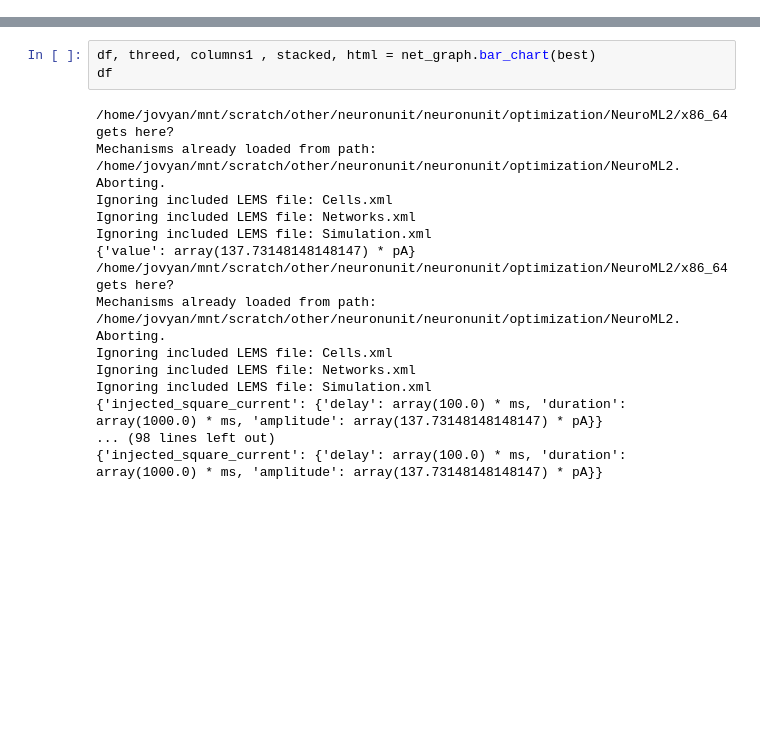
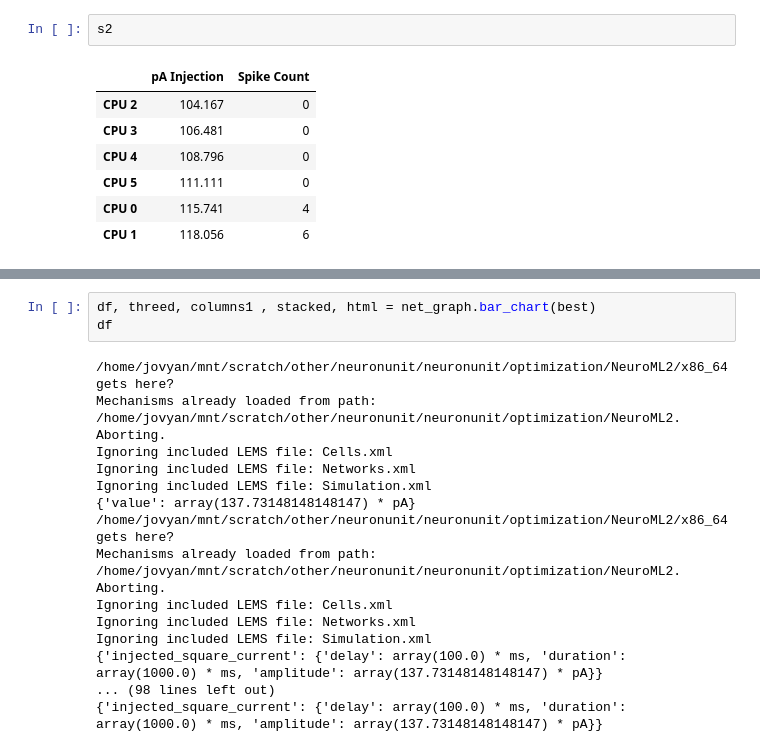
Before and after one commit to scidash/neuronunit, a Jupyter notebook: neuronunit/optimization/for_poster.ipynb, the cells around one changed output, grey strips where cells are left out. Saved outputs shown, nothing was run; the diff lists cells and outputs as text; blank space fills up the shorter version.

```diff
--- a/neuronunit/optimization/for_poster.ipynb
+++ b/neuronunit/optimization/for_poster.ipynb
@@ -0,0 +100,10 @@
+# %%
+s2
+# %% [output]
+|  | pA Injection | Spike Count |
+| CPU 2 | 104.167 | 0 |
+| CPU 3 | 106.481 | 0 |
+| CPU 4 | 108.796 | 0 |
+| CPU 5 | 111.111 | 0 |
+| CPU 0 | 115.741 | 4 |
+| CPU 1 | 118.056 | 6 |
```
Also changed, not shown: parts of 7 cells of this notebook.
